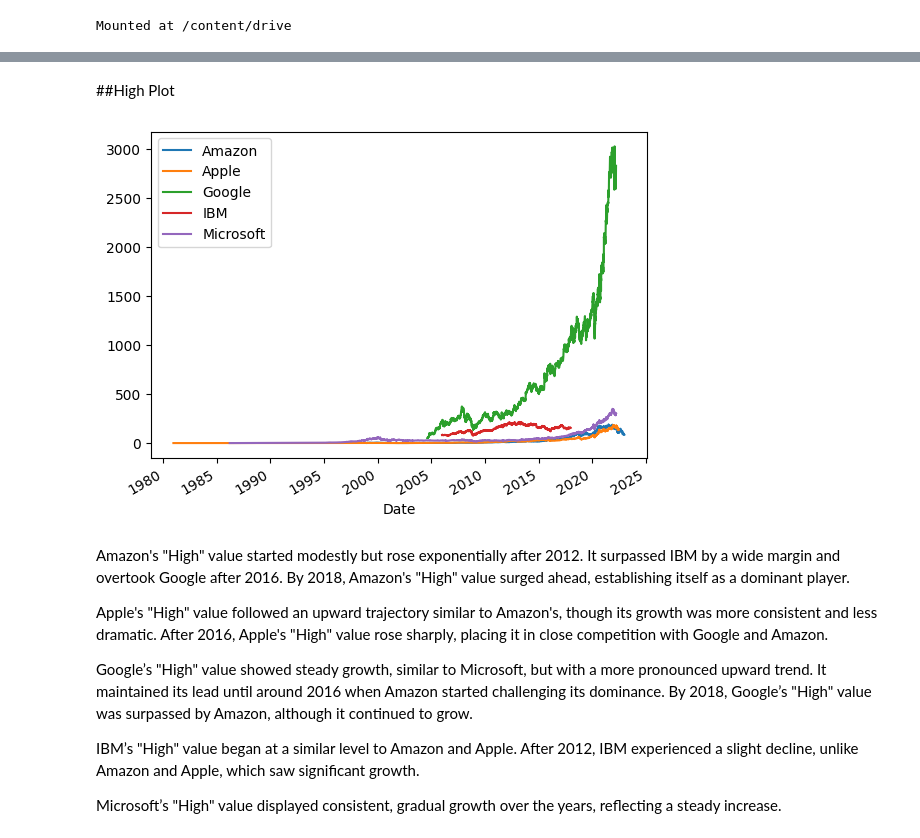
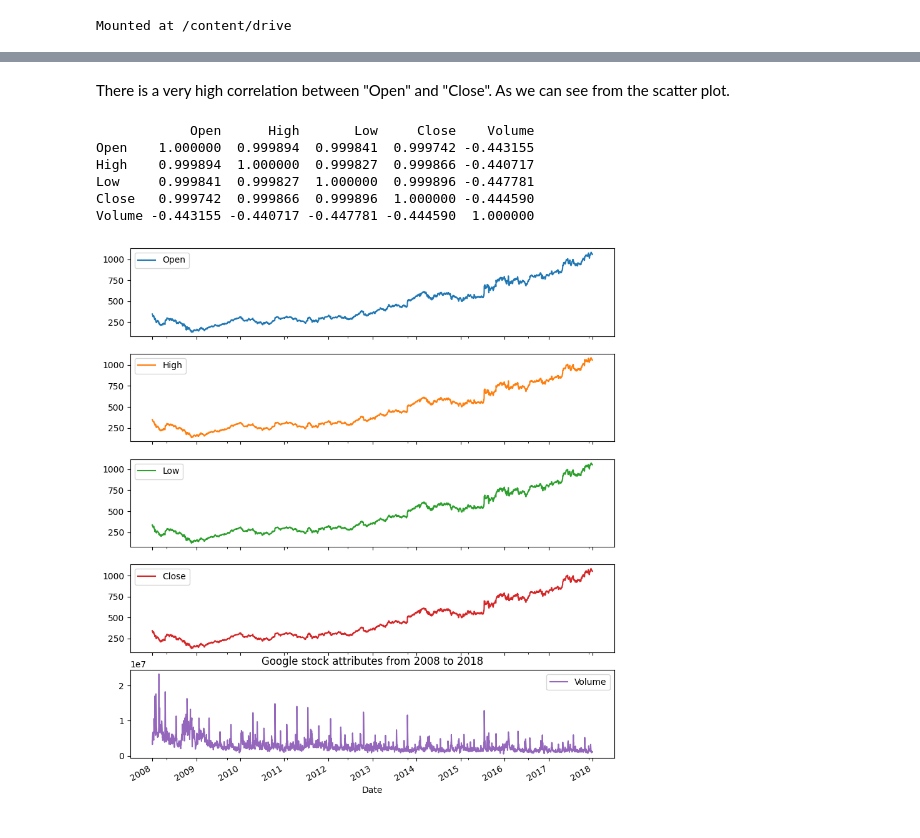
Before and after one commit to shiv4705/Stock-Market-Analysis-and-Forecasting, a Jupyter notebook: SGP.ipynb, the cells around one changed output, grey strips where cells are left out. Drawn from its saved outputs; the diff is of its cells as text; code cells hidden in the pictures.

```diff
--- a/SGP.ipynb
+++ b/SGP.ipynb
@@ -391,25 +132,23 @@ plt.show()
-# %% [markdown]
-##High Plot
-# %%
-# Plotting before normalization
-amazon.High.plot()
-apple.High.plot()
-google.High.plot()
-ibm.High.plot()
-microsoft.High.plot()
-plt.legend(['Amazon','Apple','Google','IBM','Microsoft'])
-plt.show()
-# %% [output]
-[figure, removed]
-# %% [markdown]
-
-Amazon's "High" value started modestly but rose exponentially after 2012.
-It surpassed IBM by a wide margin and overtook Google after 2016. By 2018, Amazon's "High" value surged ahead, establishing itself as a dominant player.
-
-Apple's "High" value followed an upward trajectory similar to Amazon's, though its growth was more consistent and less dramatic. After 2016, Apple's "High" value rose sharply, placing it in close competition with Google and Amazon.
-
-Google’s "High" value showed steady growth, similar to Microsoft, but with a more pronounced upward trend. It maintained its lead until around 2016 when Amazon started challenging its dominance. By 2018, Google’s "High" value was surpassed by Amazon, although it continued to grow.
-
-IBM’s "High" value began at a similar level to Amazon and Apple. After 2012, IBM experienced a slight decline, unlike Amazon and Apple, which saw significant growth.
-
-Microsoft’s "High" value displayed consistent, gradual growth over the years, reflecting a steady increase.
+# %% [markdown]
+There is a very high correlation between "Open" and "Close". As we can see from the scatter plot.
+# %%
+# Assuming the column with string values is named 'Symbol'
+numeric_google = google.select_dtypes(include=['number'])  # Select only numeric columns
+
+# Calculate the correlation matrix on the numeric data
+correlation_matrix = numeric_google.corr()
+
+print(correlation_matrix)
+# %% [output]
+            Open      High       Low     Close    Volume
+Open    1.000000  0.999894  0.999841  0.999742 -0.443155
+High    0.999894  1.000000  0.999827  0.999866 -0.440717
+Low     0.999841  0.999827  1.000000  0.999896 -0.447781
+Close   0.999742  0.999866  0.999896  1.000000 -0.444590
+Volume -0.443155 -0.440717 -0.447781 -0.444590  1.000000
+# %%
+google['2008':'2018'].plot(subplots=True, figsize=(10,12))
+plt.title('Google stock attributes from 2008 to 2018')
+plt.show()
+# %% [output]
+[figure, added]
```
Also changed, not shown: parts of 107 cells of this notebook.
